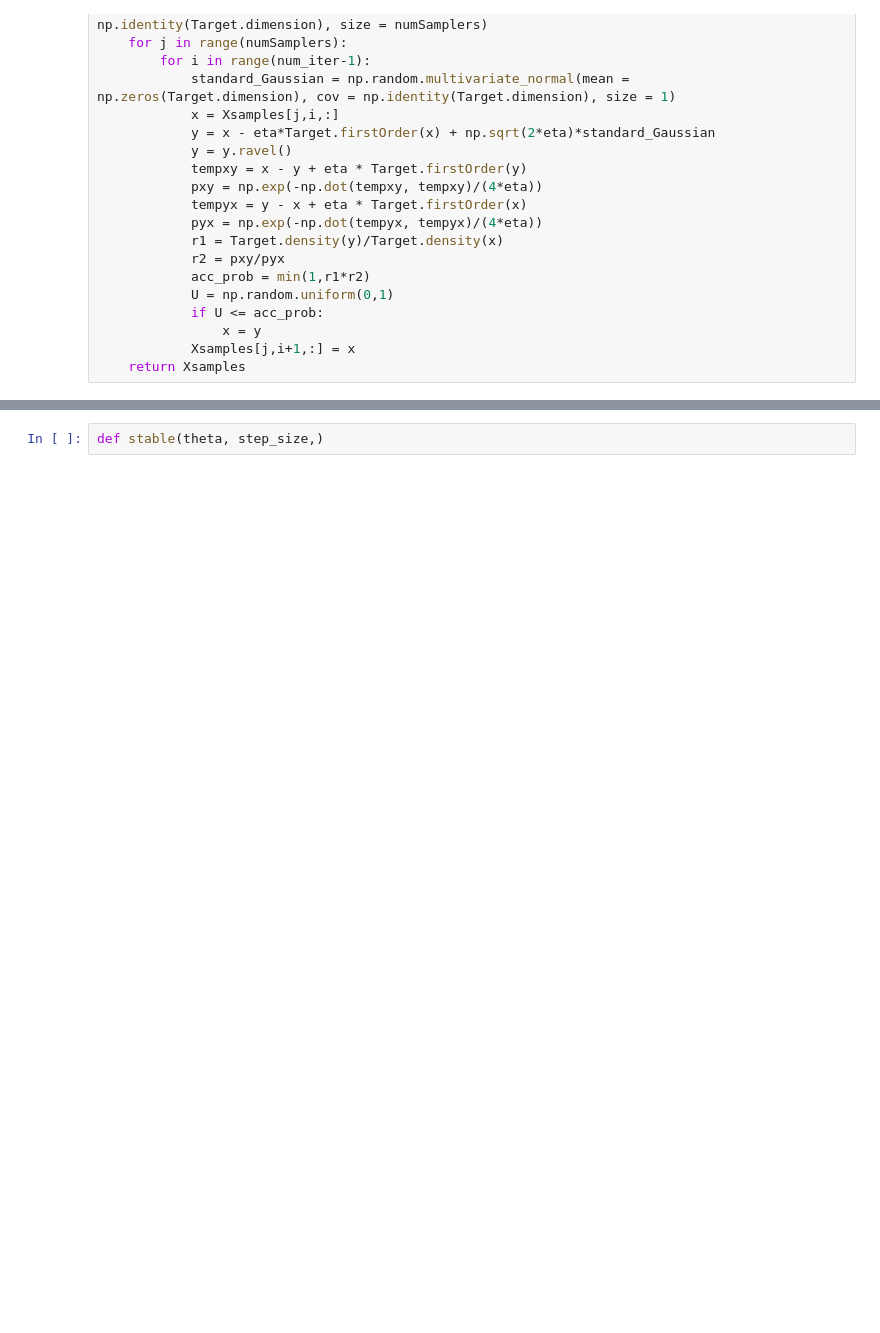
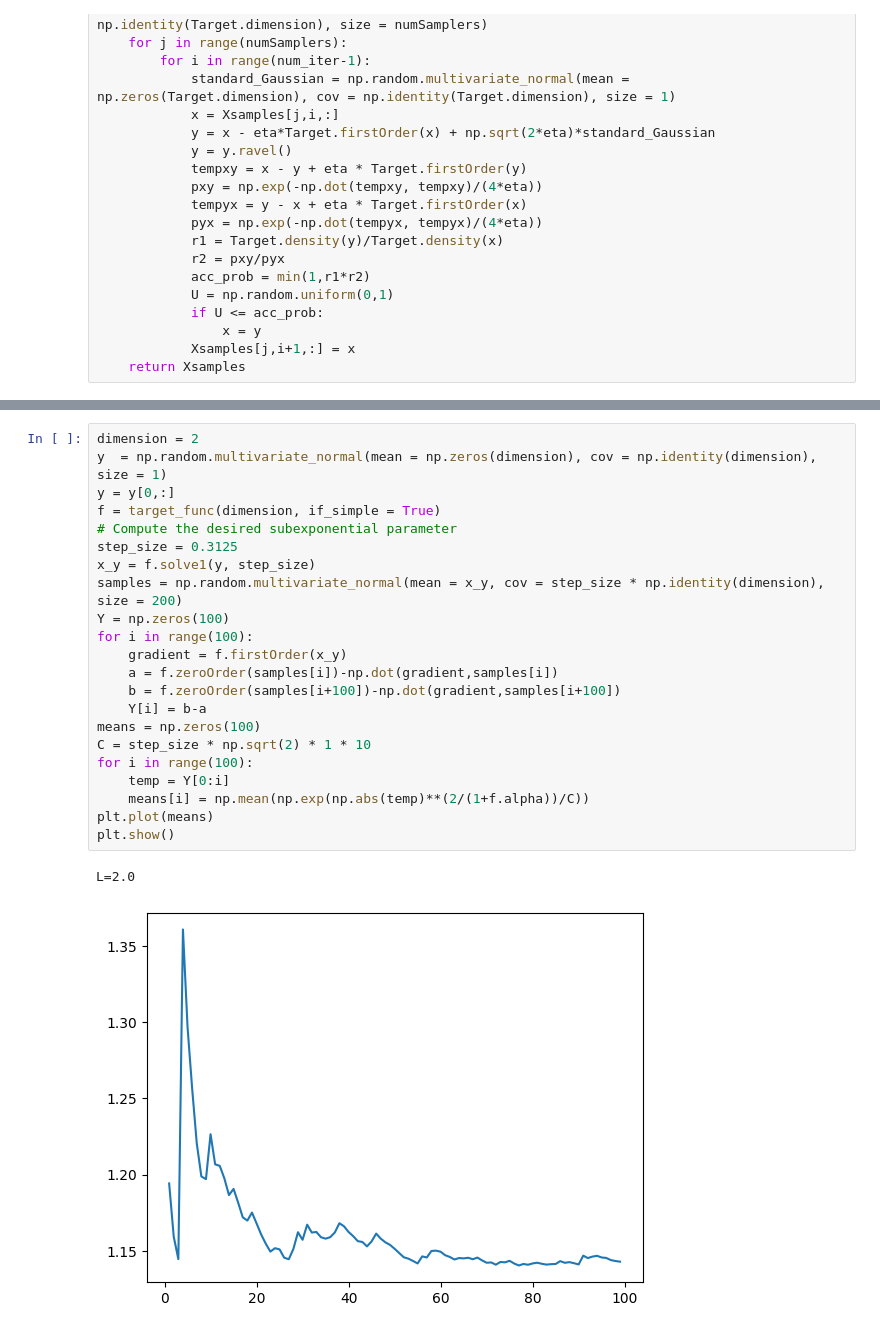
Before and after one commit to BoYuanVisionary/AdaptiveSampling, a Jupyter notebook: run.ipynb, the cells around one changed output, grey strips where cells are left out. Cells and saved outputs as stored; diff of their text form; blank space fills up the shorter version.

```diff
--- a/run.ipynb
+++ b/run.ipynb
@@ -322,3 +323,26 @@ alpha:1.0
-# %%
-def stable(theta, step_size,)
+# %%
+dimension = 2
+y  = np.random.multivariate_normal(mean = np.zeros(dimension), cov = np.identity(dimension), size = 1)
+y = y[0,:]
+f = target_func(dimension, if_simple = True)
+# Compute the desired subexponential parameter
+step_size = 0.3125
+x_y = f.solve1(y, step_size)
+samples = np.random.multivariate_normal(mean = x_y, cov = step_size * np.identity(dimension), size = 200)
+Y = np.zeros(100)
+for i in range(100):
+    gradient = f.firstOrder(x_y)
+    a = f.zeroOrder(samples[i])-np.dot(gradient,samples[i])
+    b = f.zeroOrder(samples[i+100])-np.dot(gradient,samples[i+100])
+    Y[i] = b-a
+means = np.zeros(100)
+C = step_size * np.sqrt(2) * 1 * 10
+for i in range(100):
+    temp = Y[0:i]
+    means[i] = np.mean(np.exp(np.abs(temp)**(2/(1+f.alpha))/C))
+plt.plot(means)
+plt.show()
+# %% [output]
+L=2.0
+[figure, added]
 # %%
```
Also changed, not shown: parts of 5 cells of this notebook, 24 other files.
